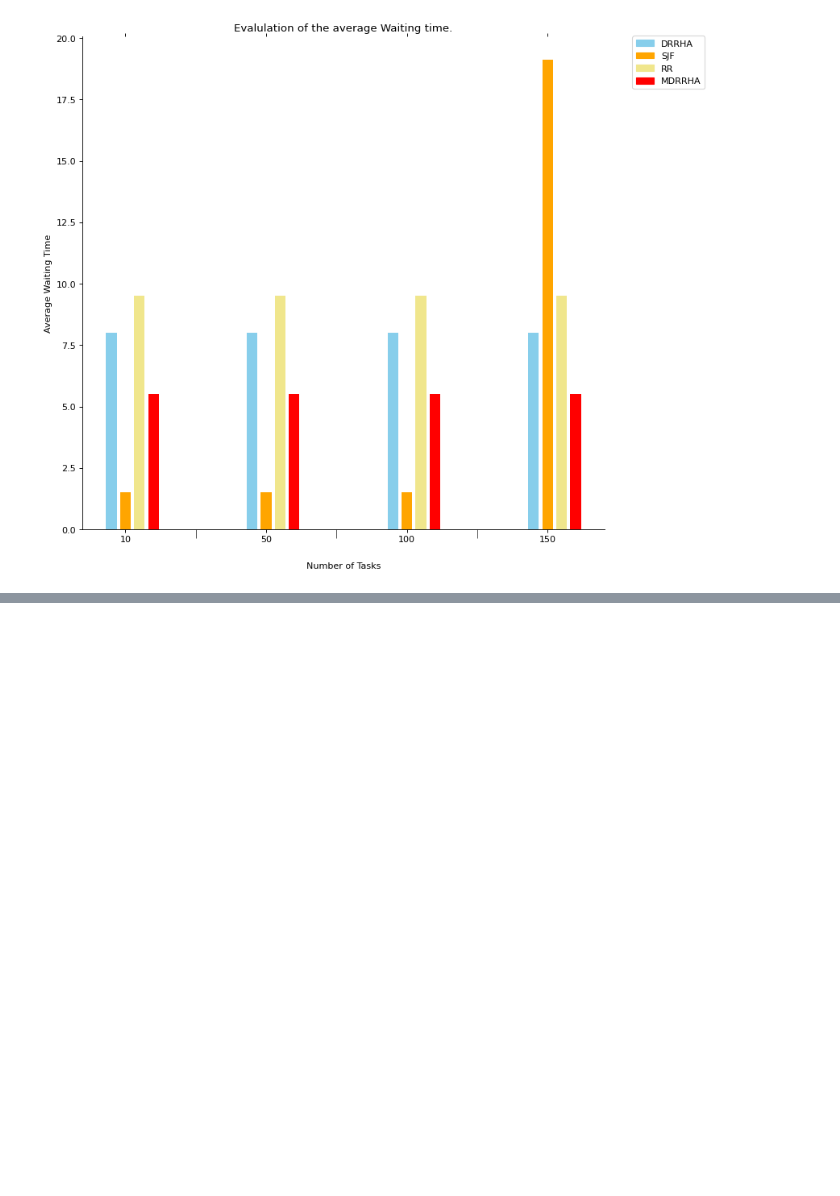
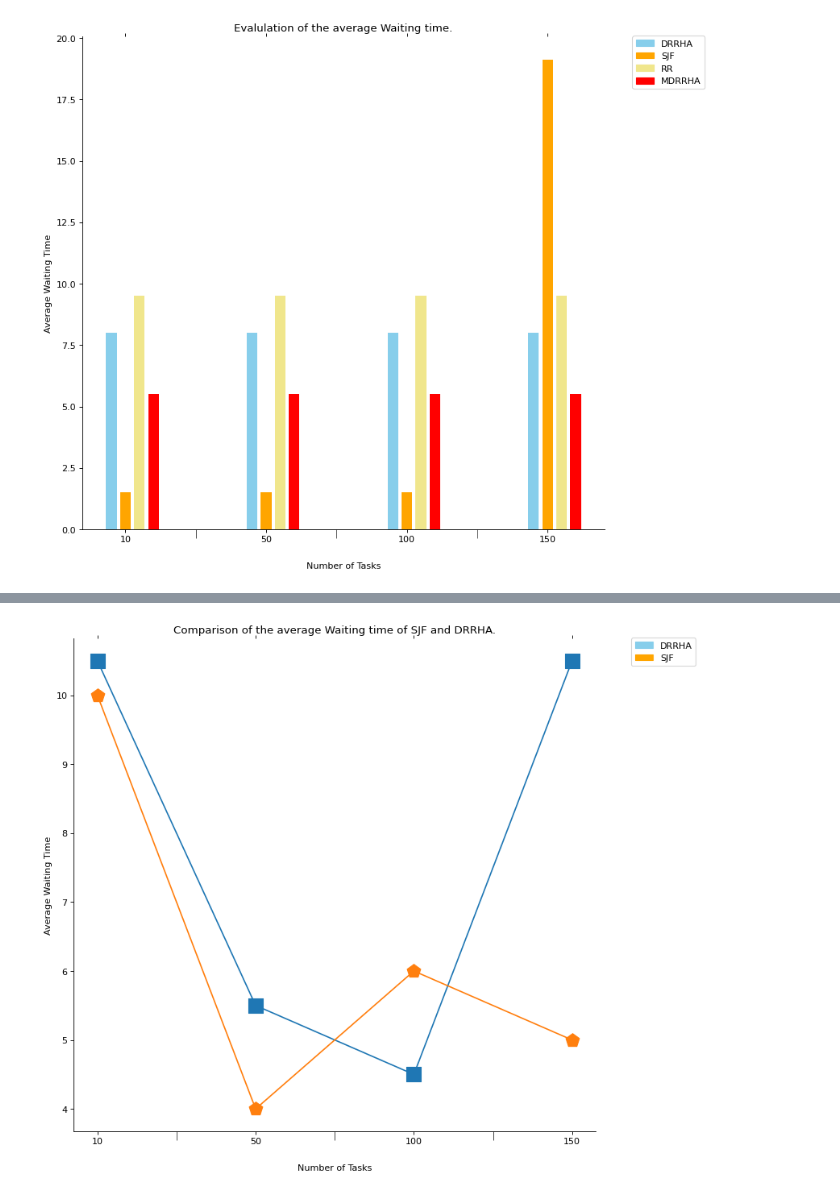
Before and after one commit to Bhaikko/mdrrha, a Jupyter notebook: src/graph_handler.ipynb, the cells around one changed output, grey strips where cells are left out. Drawn from its saved outputs; the diff is of its cells as text; code cells hidden in the pictures; blank space fills up the shorter version.

Commit message:
Line graph for comparison added

```diff
--- a/src/graph_handler.ipynb
+++ b/src/graph_handler.ipynb
@@ -288,3 +288,98 @@ plt.show()
 # %% [output]
 <Figure size 432x288 with 0 Axes>
 [figure]
+# %%
+# Import Data from CSV file
+dataset = pd.read_csv(
+    './../data/sample_output.csv',
+    sep=r'\s*,\s*',
+    header=0,
+    encoding='ascii',
+    engine='python'
+)
+
+# dataset = dataset.loc[dataset['name'].isin(['SJF', 'DRRHA'])]
+
+sjf_values = dataset.loc[dataset['name'] == 'SJF']
+drrha_values = dataset.loc[dataset['name'] == 'DRRHA']
+
+dataset = dataset.sort_values(by = ['#cases', 'name'])
+
+# print(sjf_values)
+# print(drrha_values)
+# %%
+# Line Graph Comparison of DRRHA and STF Average Waiting Time and Number of Tasks
+
+# Graph Configurations
+plt.figure(ALGO_COMPARISONS_WT_LINE)
+fig = plt.figure(figsize = (9, 9), dpi = 80)
+ax = fig.add_axes([.05, .1, .9, .85])
+
+X = dataset['#cases'].unique()
+X_labels = []
+X_axis = []
+X_axis_lines = [0]
+
+current_case_index = 1
+push_empty = False
+
+counter = 1
+for i in range(len(X)):
+    X_labels = np.append(X_labels, X[i])
+    X_axis.append(counter)
+    counter += 1
+
+    X_axis_lines.append(counter)
+    counter += 1
+
+X_labels = X_labels.astype(int)
+
+ax.set_xticks(X_axis)
+ax.set_xticks(X_axis_lines, minor = True)
+ax.set_xticklabels(X_labels)
+
+# Adding Lines to xTicks
+line_width = 0.025
+line_height = 10
+
+ax.tick_params( axis='x', which='minor', direction='out', length=line_height )
+ax.tick_params( axis='x', which='major', bottom='off', top='off' )
+
+colors = [
+    'skyblue', 'DRRHA',
+    'orange', 'SJF'
+]
+
+ax.spines['top'].set_visible(False)
+ax.spines['right'].set_visible(False)
+# ax.spines['bottom'].set_visible(False)
+# ax.spines['left'].set_visible(False)
+
+# Plotting Bars
+marker_size = 250
+
+ax.plot(X_axis, sjf_values['avgWT'].to_numpy())
+plt.scatter(X_axis, sjf_values['avgWT'].to_numpy(), marker = 's', s = marker_size)
+
+ax.plot(X_axis, drrha_values['avgWT'].to_numpy())
+plt.scatter(X_axis, drrha_values['avgWT'].to_numpy(), marker = 'p', s = marker_size)
+
+# Configuring Legend
+legend_elements = []
+
+for i in range(0, len(colors), 2):
+    legend_elements.append(
+        Patch(facecolor=colors[i], edgecolor=colors[i], label=colors[i + 1])
+    )
+
+ax.legend(
+    handles = legend_elements,
+    loc = 'upper right',
+    bbox_to_anchor=(1.20, 1.01)
+)
+
+plt.xlabel('Number of Tasks', labelpad = 20)
+plt.ylabel('Average Waiting Time')
+plt.title('Comparison of the average Waiting time of SJF and DRRHA.')
+plt.show()
+# %% [output]
@@ -290,0 +387 @@ plt.show()
+[figure, added]
```
Also changed, not shown: parts of 1 cell of this notebook, 1 other file.
